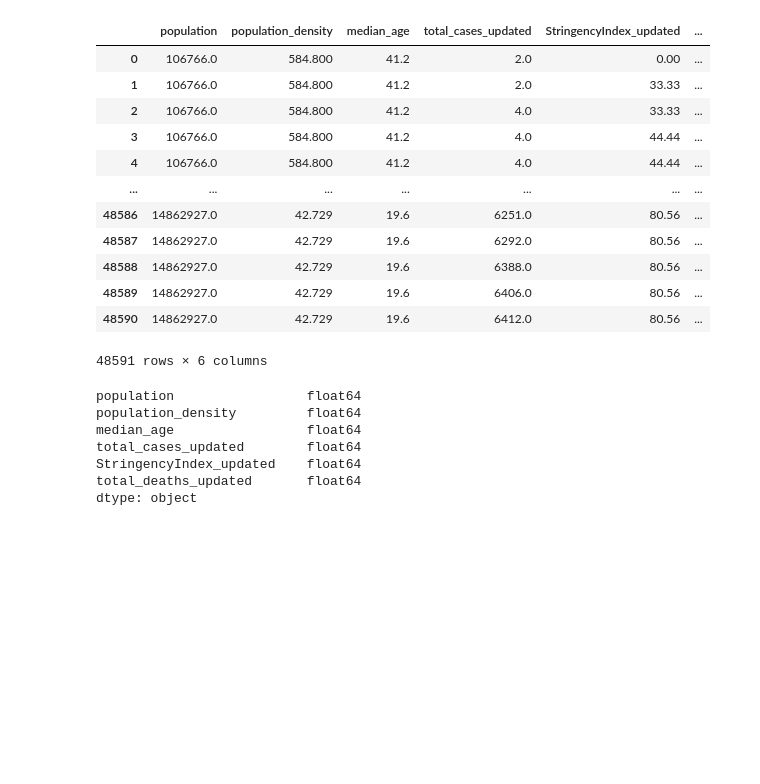
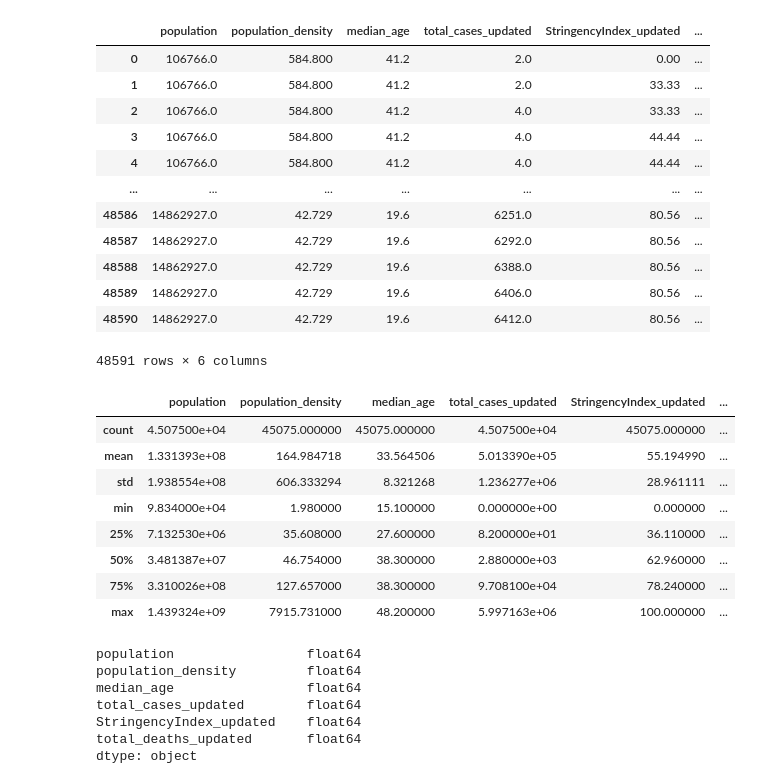
Before and after one commit to pmmfs/capstone-project, a Jupyter notebook: Analysis/government_regulation_analysis_muzz.ipynb, the cells around one changed output. Cells and saved outputs as stored; diff of their text form; code cells hidden in the pictures; blank space fills up the shorter version.

```diff
--- a/Analysis/government_regulation_analysis_muzz.ipynb
+++ b/Analysis/government_regulation_analysis_muzz.ipynb
@@ -168,6 +169,18 @@ df_death_ml
 | 48589 | 14862927.0 | 42.729 | 19.6 | 6406.0 | 80.56 | ... |
 | 48590 | 14862927.0 | 42.729 | 19.6 | 6412.0 | 80.56 | ... |
 48591 rows × 6 columns
+# %%
+df_death_ml.describe()
+# %% [output]
+|  | population | population_density | median_age | total_cases_updated | StringencyIndex_updated | ... |
+| count | 4.507500e+04 | 45075.000000 | 45075.000000 | 4.507500e+04 | 45075.000000 | ... |
+| mean | 1.331393e+08 | 164.984718 | 33.564506 | 5.013390e+05 | 55.194990 | ... |
+| std | 1.938554e+08 | 606.333294 | 8.321268 | 1.236277e+06 | 28.961111 | ... |
+| min | 9.834000e+04 | 1.980000 | 15.100000 | 0.000000e+00 | 0.000000 | ... |
+| 25% | 7.132530e+06 | 35.608000 | 27.600000 | 8.200000e+01 | 36.110000 | ... |
+| 50% | 3.481387e+07 | 46.754000 | 38.300000 | 2.880000e+03 | 62.960000 | ... |
+| 75% | 3.310026e+08 | 127.657000 | 38.300000 | 9.708100e+04 | 78.240000 | ... |
+| max | 1.439324e+09 | 7915.731000 | 48.200000 | 5.997163e+06 | 100.000000 | ... |
 # %%
 # Check to make sure dtypes are appropriate .
 df_death_ml.dtypes
```
Also changed, not shown: parts of 3 cells of this notebook.
